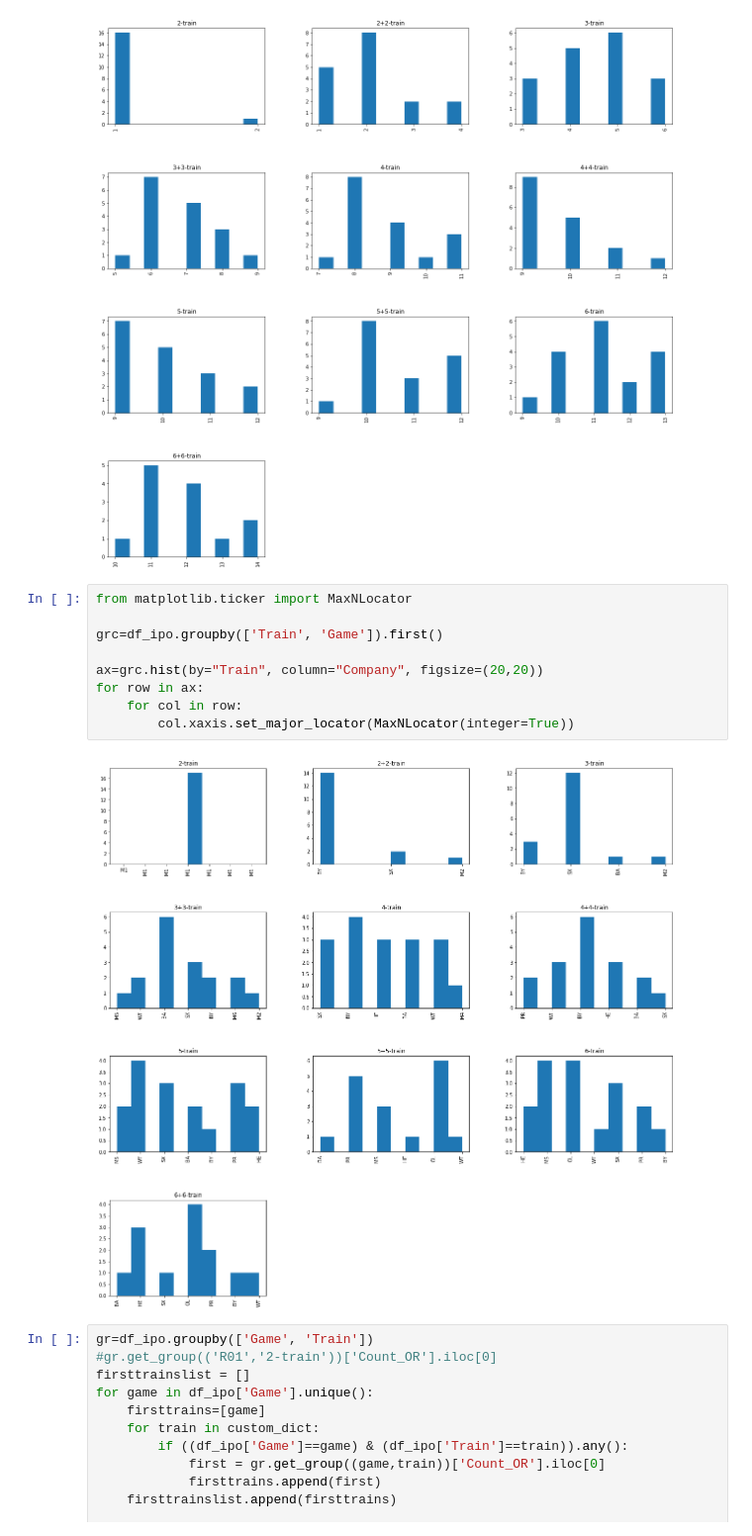
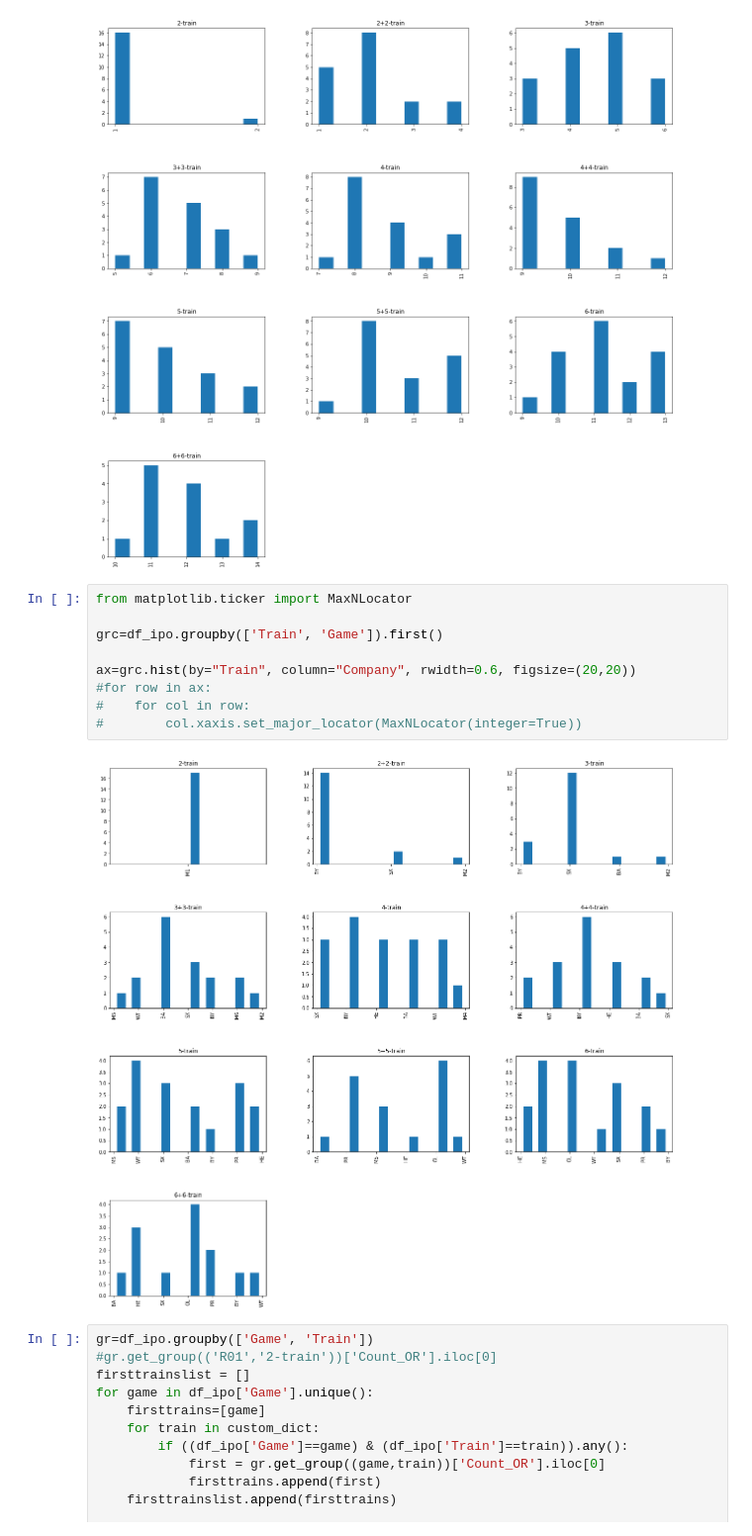
Before and after one commit to peter-de-boer/strategy1835, a Jupyter notebook: parse.ipynb, the cells around one changed output. Shown: that part at 99% size. Cells and saved outputs as stored; diff of their text form.

```diff
--- a/parse.ipynb
+++ b/parse.ipynb
@@ -270,14 +270,14 @@ for row in ax:
 # %%
 from matplotlib.ticker import MaxNLocator
 
 grc=df_ipo.groupby(['Train', 'Game']).first()
 
-ax=grc.hist(by="Train", column="Company", figsize=(20,20))
-for row in ax:
-    for col in row:
-        col.xaxis.set_major_locator(MaxNLocator(integer=True))
+ax=grc.hist(by="Train", column="Company", rwidth=0.6, figsize=(20,20))
+#for row in ax:
+#    for col in row:
+#        col.xaxis.set_major_locator(MaxNLocator(integer=True))
 # %% [output]
-[figure, old version]
+[figure, new version]
 # %%
 gr=df_ipo.groupby(['Game', 'Train'])
 #gr.get_group(('R01','2-train'))['Count_OR'].iloc[0]
```
Also changed, not shown: parts of 1 cell of this notebook.
